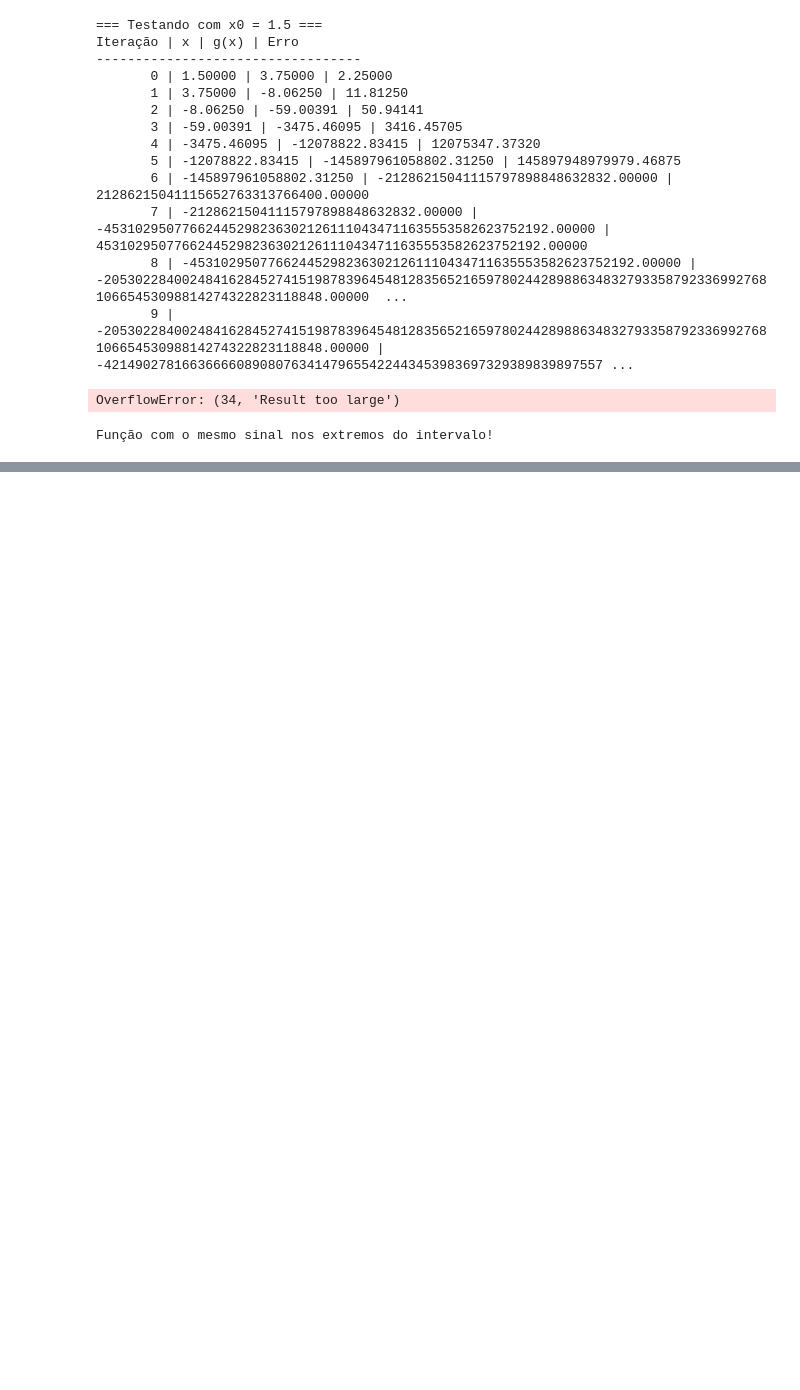
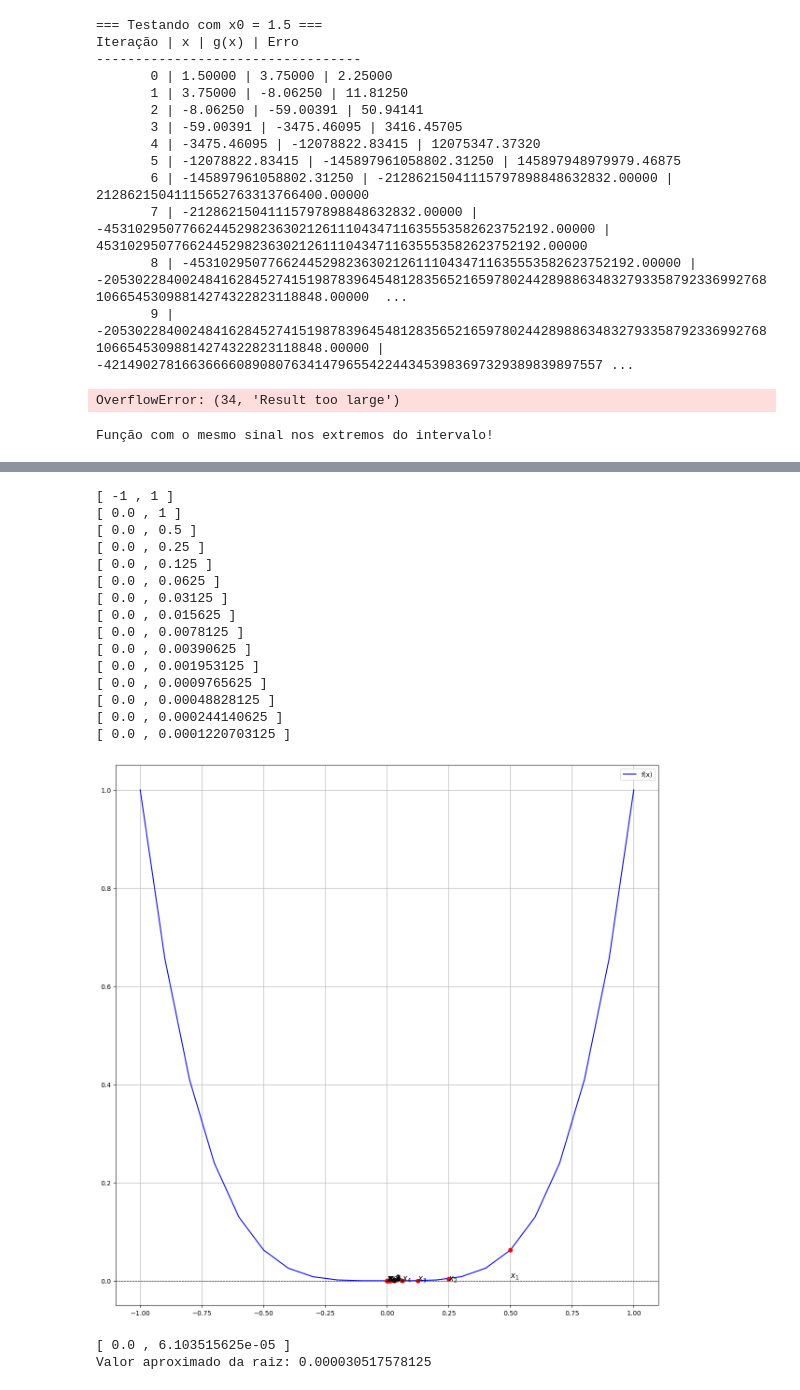
Before and after one commit to Lucas-Abrantes/computational_modeling, a Jupyter notebook: Unid-I/main.ipynb, the cells around one changed output, grey strips where cells are left out. Drawn from its saved outputs; the diff is of its cells as text; code cells hidden in the pictures; blank space fills up the shorter version.

```diff
--- a/Unid-I/main.ipynb
+++ b/Unid-I/main.ipynb
@@ -320,0 +399,70 @@ Função com o mesmo sinal nos extremos do intervalo!
+# %%
+import matplotlib.pyplot as plt
+import numpy as np
+
+def f(x):
+    return x**4
+
+def bisection_method(f, a, b, eps, max_iter=10):
+
+
+    iter = 0
+    xk = []
+
+    while ((b - a) > eps) and (iter < max_iter):
+        print('[', a, ',', b, ']')
+        x0 = (b + a) / 2
+        xk.append(x0)
+        if f(x0) * f(b) > 0:
+            b = x0
+        else:
+            a = x0
+        iter += 1
+
+    x = np.arange(a - 1, b + 1, 0.1)
+    plt.figure(figsize=(15, 15))
+    plt.grid()
+    plt.plot(x, f(x), 'b-', label='f(x)')
+    cont = 0
+    for x in xk:
+        plt.plot(x, f(x), 'ro')  # Marca os pontos iterativos em vermelho
+        name = '$x_' + str(cont) + '$'  # Nome do ponto, como x_0, x_1, ...
+        plt.text(x, 0.1 * f(x), name, fontsize=12)  # Adiciona um rótulo próximo ao ponto no gráfico
+        cont += 1
+    plt.axhline(0, color='black', linewidth=0.8, linestyle='--')
+    plt.legend()
+    plt.show()
+
+    print('[', a, ',', b, ']')
+    return (a + b) / 2  # Retorna o valor aproximado da raiz
+
+
+a = -1  # Intervalo inferior
+b = 1   # Intervalo superior
+eps = 0.00001  # Precisão
+max_iter = 15  # Número máximo de iterações
+
+raiz = bisection_method(f, a, b, eps, max_iter)
+if raiz is not None:
+    print(f"Valor aproximado da raiz: {raiz:.15f}")
+else:
+    print("Não foi possível encontrar uma raiz no intervalo fornecido.")
+# %% [output]
+[ -1 , 1 ]
+[ 0.0 , 1 ]
+[ 0.0 , 0.5 ]
+[ 0.0 , 0.25 ]
+[ 0.0 , 0.125 ]
+[ 0.0 , 0.0625 ]
+[ 0.0 , 0.03125 ]
+[ 0.0 , 0.015625 ]
+[ 0.0 , 0.0078125 ]
+[ 0.0 , 0.00390625 ]
+[ 0.0 , 0.001953125 ]
+[ 0.0 , 0.0009765625 ]
+[ 0.0 , 0.00048828125 ]
+[ 0.0 , 0.000244140625 ]
+[ 0.0 , 0.0001220703125 ]
+[figure, added]
+[ 0.0 , 6.103515625e-05 ]
+Valor aproximado da raiz: 0.000030517578125
```
Also changed, not shown: parts of 4 cells of this notebook, 3 other files.
